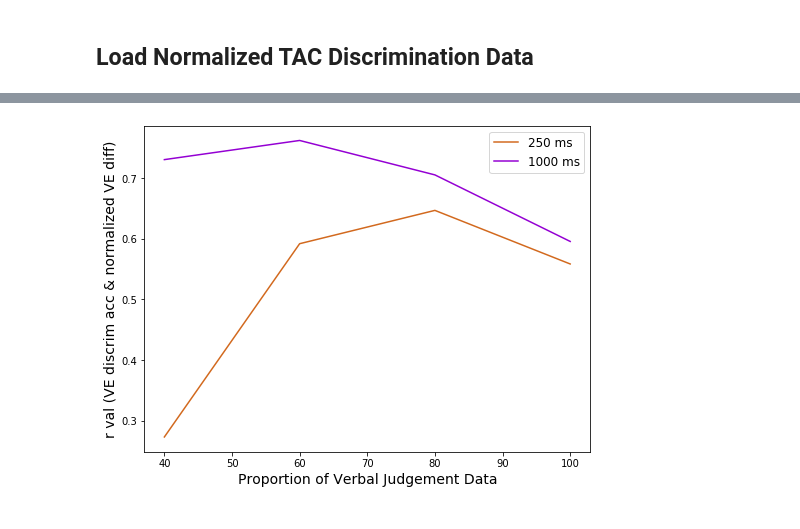
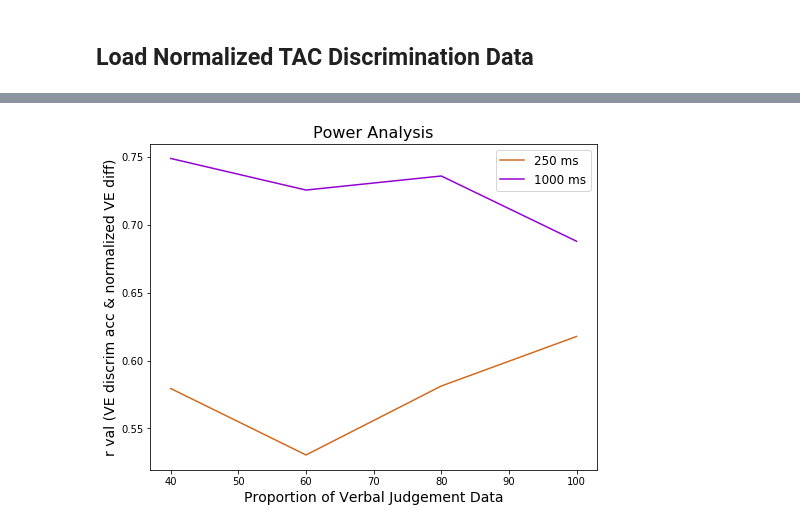
Before and after one commit to prachimahab/depth_discrimination, a Jupyter notebook: power_analysis.ipynb, the cells around one changed output, grey strips where cells are left out. Drawn from its saved outputs; the diff is of its cells as text; code cells hidden in the pictures.

```diff
--- a/power_analysis.ipynb
+++ b/power_analysis.ipynb
@@ -420,28 +396,5 @@ data_1000_100p = get_data_subset(normalized_1000_data, randomSubjects_100p)
 # %%
 # generate pivot tables for each data subset
 
-VE_250_pivotTable_40p = trial_pivotTable(data_250_40p, 250)
-VE_250_pivotTable_60p = trial_pivotTable(data_250_60p, 250)
-VE_250_pivotTable_80p = trial_pivotTable(data_250_80p, 250)
-VE_250_pivotTable_100p = trial_pivotTable(data_250_100p, 250)
-
-VE_1000_pivotTable_40p = trial_pivotTable(data_1000_40p, 1000)
-VE_1000_pivotTable_60p = trial_pivotTable(data_1000_60p, 1000)
-VE_1000_pivotTable_80p = trial_pivotTable(data_1000_80p, 1000)
-VE_1000_pivotTable_100p = trial_pivotTable(data_1000_100p, 1000)
+VE_250_pivotTable_100p = trial_pivotTable(normalized_250_data, 250)
+VE_1000_pivotTable_100p = trial_pivotTable(normalized_1000_data, 1000)
-# %%
-answerkey_250_40p = create_discrim_answerkey([VE_250_pivotTable_40p], all_discrim_performance)
-answerkey_250_60p = create_discrim_answerkey([VE_250_pivotTable_60p], all_discrim_performance)
-answerkey_250_80p = create_discrim_answerkey([VE_250_pivotTable_80p], all_discrim_performance)
-answerkey_250_100p = create_discrim_answerkey([VE_250_pivotTable_100p], all_discrim_performance)
-
-
-answerkey_1000_40p = create_discrim_answerkey([VE_1000_pivotTable_40p], all_discrim_performance)
-answerkey_1000_60p = create_discrim_answerkey([VE_1000_pivotTable_60p], all_discrim_performance)
-answerkey_1000_80p = create_discrim_answerkey([VE_1000_pivotTable_80p], all_discrim_performance)
-answerkey_1000_100p = create_discrim_answerkey([VE_1000_pivotTable_100p], all_discrim_performance)
-# %%
-VE_discrim_performance_40p = main_VE_accuracy(TAC_final_discrim, answerkey_250_40p, answerkey_1000_40p)
-VE_discrim_performance_60p = main_VE_accuracy(TAC_final_discrim, answerkey_250_60p, answerkey_1000_60p)
-VE_discrim_performance_80p = main_VE_accuracy(TAC_final_discrim, answerkey_250_80p, answerkey_1000_80p)
-VE_discrim_performance_100p = main_VE_accuracy(TAC_final_discrim, answerkey_250_100p, answerkey_1000_100p)
@@ -523,7 +432,7 @@ list_VE_accuracy_250_80p = []
 list_VE_accuracy_1000_80p = []
 
 
-for i in range(30):
+for i in range(100):
     all_subjIDs = normalized_250_data.subjID.unique()
 
     randomSubjects_40p = np.random.choice(all_subjIDs, round(192 * 0.4))
@@ -550,9 +459,6 @@ for i in range(30):
     VE_1000_pivotTable_60p = trial_pivotTable(data_1000_60p, 1000)
     VE_1000_pivotTable_80p = trial_pivotTable(data_1000_80p, 1000)
 
-    # SHOULD I BE AVERAGING THE DATA OR IS IT OK TO AVERAGE THE ACCURACY:
-    # NEED TO THINK ABOUT THIS... IS IT AUTOCORRELATION TO AVERAGE THE ACCURACY?
-    # DEF CANNOT AVERAGE THE R VALUE... BUT IS AVERAGED ACCURACY OK
 
     answerkey_250_40p = create_discrim_answerkey([VE_250_pivotTable_40p], all_discrim_performance)
     answerkey_250_60p = create_discrim_answerkey([VE_250_pivotTable_60p], all_discrim_performance)
@@ -619,21 +521,23 @@ r_1000_100p = stats.pearsonr(VE_accuracy_1000_100p, VE_estim_diff_1000_100p)
 # %%
 plt.figure(figsize=[8,6])
 
 xaxis = [40, 60, 80, 100]
 # correlation values for each duration
 y_250 = [r_250_40p[0], r_250_60p[0], r_250_80p[0], r_250_100p[0]]
 y_1000 = [r_1000_40p[0], r_1000_60p[0], r_1000_80p[0], r_1000_100p[0]]
 
 plt.plot(xaxis, y_250, label='250 ms', color='chocolate')
 plt.plot(xaxis, y_1000, label='1000 ms', color='darkviolet')
 
 plt.xlabel('Proportion of Verbal Judgement Data', fontsize=14)
 plt.ylabel('r val (VE discrim acc & normalized VE diff)', fontsize=14)
 
 plt.legend(fontsize=12)
+
+plt.title('Power Analysis', fontsize=16)
 plt.show();
 # %% [output]
-[figure, old version]
+[figure, new version]
 # %%
 r_250_40p, r_1000_40p, r_250_60p, r_1000_60p, r_250_80p, r_1000_80p, r_250_100p, r_1000_100p
 # %% [output]
```
Also changed, not shown: parts of 15 cells of this notebook, 1 other file.
